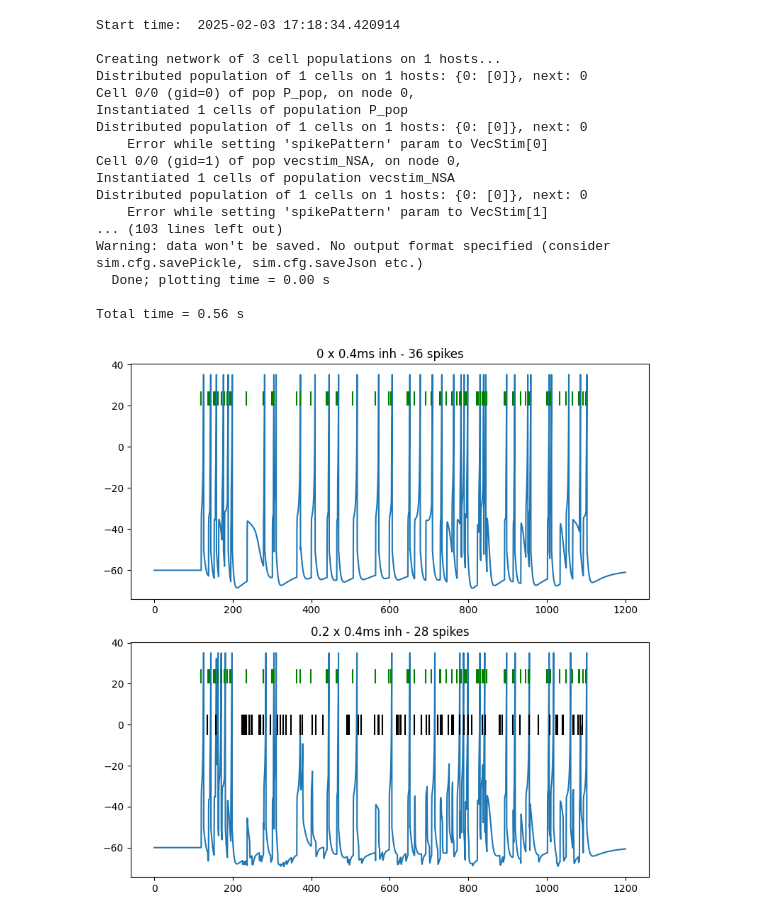
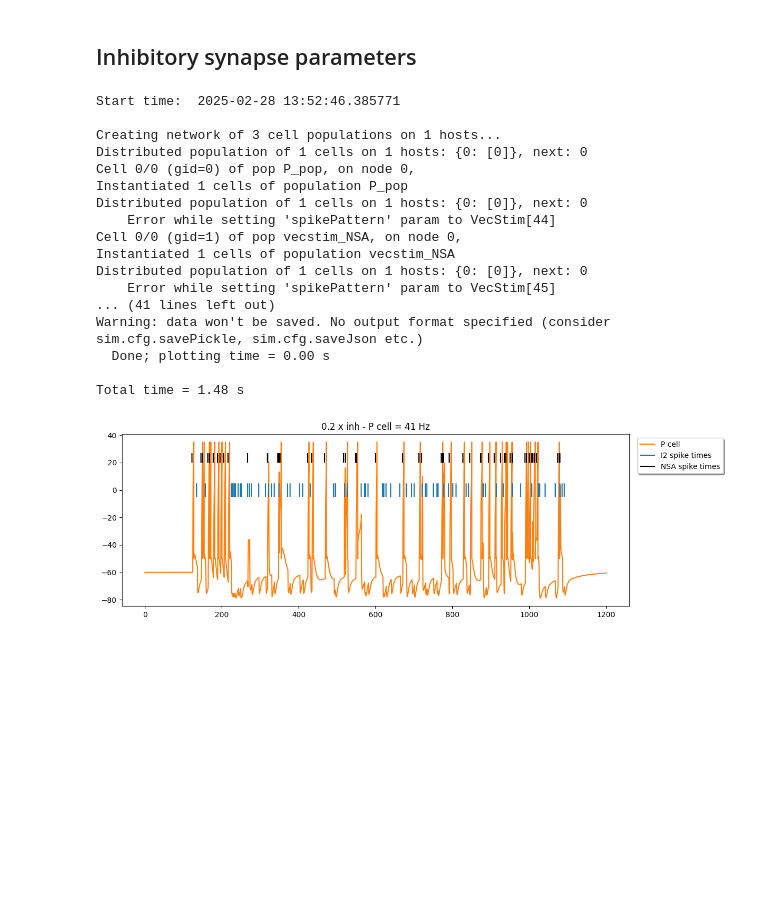
Before and after one commit to kedoxey/DCN_model, a Jupyter notebook: notebooks/single_cell.ipynb, the cells around one changed output. Saved outputs shown, nothing was run; the diff lists cells and outputs as text; code cells hidden in the pictures; blank space fills up the shorter version.

```diff
--- a/notebooks/single_cell.ipynb
+++ b/notebooks/single_cell.ipynb
@@ -38,7 +44,7 @@ netParams = specs.NetParams()
 
 IzhCell = {'secs': {}}
 IzhCell['secs']['soma'] = {'geom': {}, 'pointps': {}}                        # soma params dict
-IzhCell['secs']['soma']['geom'] = {'diam': 50, 'L': 50, 'cm': 1}    # soma geometry, cm = 31.831
+IzhCell['secs']['soma']['geom'] = {'diam': 10.0, 'L': 10.0, 'cm': 31.831}    # soma geometry, cm = 31.831
 IzhCell['secs']['soma']['pointps']['Izhi'] = {                               # soma Izhikevich properties
     'mod':'Izhi2007b',
     'C':1,
@@ -113,4 +91,5 @@ netParams.connParams[f'vecstim_NSA->P'] = {
 # }
 # %%
 e_tau = 0.2
-netParams.synMechParams['exc'] = {'mod': 'ExpSyn', 'tau': e_tau, 'e': 10}
+# netParams.synMechParams['exc'] = {'mod': 'ExpSyn', 'tau': e_tau, 'e': 10}
+netParams.synMechParams['exc'] = {'mod': 'Exp2Syn', 'tau1': 0.1, 'tau2': 1.0, 'e': 0}
@@ -116,0 +276,2 @@ netParams.synMechParams['exc'] = {'mod': 'ExpSyn', 'tau': e_tau, 'e': 10}
+# %% [markdown]
+## Inhibitory synapse parameters
@@ -117,18 +301,23 @@ netParams.synMechParams['exc'] = {'mod': 'ExpSyn', 'tau': e_tau, 'e': 10}
 # %%
+%matplotlib inline
 
+# i_taus = [e_tau*25, e_tau*50]
+i_syn_weights = [0.2]  # , 0.2]
 
-i_taus = [e_tau*25, e_tau*50]
-i_syn_weights = [0, 0.2]
-
-fig, axs = plt.subplots(len(i_syn_weights), 1, figsize=(8,8))
+fig, axs = plt.subplots(len(i_syn_weights), 1, figsize=(12,4*len(i_syn_weights)))
 
 
 for i, i_syn_weight in enumerate(i_syn_weights):
 
-    i_tau = 0.4
+    if len(i_syn_weights) == 1:
+        ax = axs
+    else:
+        ax = axs[i]
 
-    netParams.synMechParams['inh'] = {'mod': 'ExpSyn', 'tau': i_tau, 'e': -70}
-    # netParams.synMechParams['inh'] = {'mod': 'Exp2Syn', 'tau1': i_tau, 'tau2': i_tau, 'e': -70}
+    # i_tau = 0.4
+
+    # netParams.synMechParams['inh'] = {'mod': 'ExpSyn', 'tau': i_tau, 'e': -70}
+    netParams.synMechParams['inh'] = {'mod': 'Exp2Syn', 'tau1': 0.1, 'tau2': 1.0, 'e': -80}
 
     netParams.popParams[f'vecstim_inh'] = {
         'cellModel': 'VecStim',
@@ -158,41 +347,44 @@ for i, i_syn_weight in enumerate(i_syn_weights):
 
     spkt = np.array(simData['spkt'])
     spkid = np.array(simData['spkid'])
 
     spikes = spkt[np.where(spkid == 0)]
+    msf = round((len(spikes) - 1) / (spikes[-1] - spikes[0]) * 1000) if len(spikes) > 0 else 0
 
     exc_train = spkt[np.where(spkid == 1)]
     inh_train = spkt[np.where(spkid == 2)]
 
     # if (i%3 == 0)and (in_amp > 0):
     t = np.array(simData['t'])
     V_soma = np.array(simData['V_soma']['cell_0'])
 
-    axs[i].plot(t, V_soma)
+    axs.plot(t, V_soma, color='tab:orange', label='P cell')
     if i_syn_weight > 0:
-        axs[i].vlines(inh_train, ymin=-5, ymax=5, color='k')
-    axs[i].vlines(exc_train, ymin=20, ymax=27, color='g')
-    axs[i].set_title(f"{i_syn_weight} x {i_tau}ms inh - {len(spikes)} spikes")
+        axs.vlines(inh_train, ymin=-5, ymax=5, color='tab:blue', label='I2 spike times')
+    axs.vlines(exc_train, ymin=20, ymax=27, color='k', label='NSA spike times')
+    axs.set_title(f"{i_syn_weight} x inh - P cell = {msf} Hz")
+    axs.legend(loc='upper center', bbox_to_anchor=(1.1, 1),
+                  ncol=1, fancybox=True, shadow=True)
 
 fig.tight_layout()
 # print(f'{nsa_freq}Hz-diff_weights-{e_tau}tau.png')
-# fig.savefig(f'{nsa_freq}Hz-diff_weights-{e_tau}tau.png', dpi=300)
+fig.savefig(os.path.join('output', f'single_cell-{nsa_freq}Hz-{i_syn_weight}xI.png'), dpi=300)
 # %% [output]
-Start time:  2025-02-03 17:18:34.420914
+Start time:  2025-02-28 13:52:46.385771
 
 Creating network of 3 cell populations on 1 hosts...
 Distributed population of 1 cells on 1 hosts: {0: [0]}, next: 0
 Cell 0/0 (gid=0) of pop P_pop, on node 0,
 Instantiated 1 cells of population P_pop
 Distributed population of 1 cells on 1 hosts: {0: [0]}, next: 0
-    Error while setting 'spikePattern' param to VecStim[0]
+    Error while setting 'spikePattern' param to VecStim[44]
 Cell 0/0 (gid=1) of pop vecstim_NSA, on node 0,
 Instantiated 1 cells of population vecstim_NSA
 Distributed population of 1 cells on 1 hosts: {0: [0]}, next: 0
-    Error while setting 'spikePattern' param to VecStim[1]
-... (103 lines left out)
+    Error while setting 'spikePattern' param to VecStim[45]
+... (41 lines left out)
 Warning: data won't be saved. No output format specified (consider sim.cfg.savePickle, sim.cfg.saveJson etc.)
   Done; plotting time = 0.00 s
 
-Total time = 0.56 s
+Total time = 1.48 s
-[figure, old version]
+[figure, new version]
```
Also changed, not shown: parts of 8 cells of this notebook, 15 other files.
